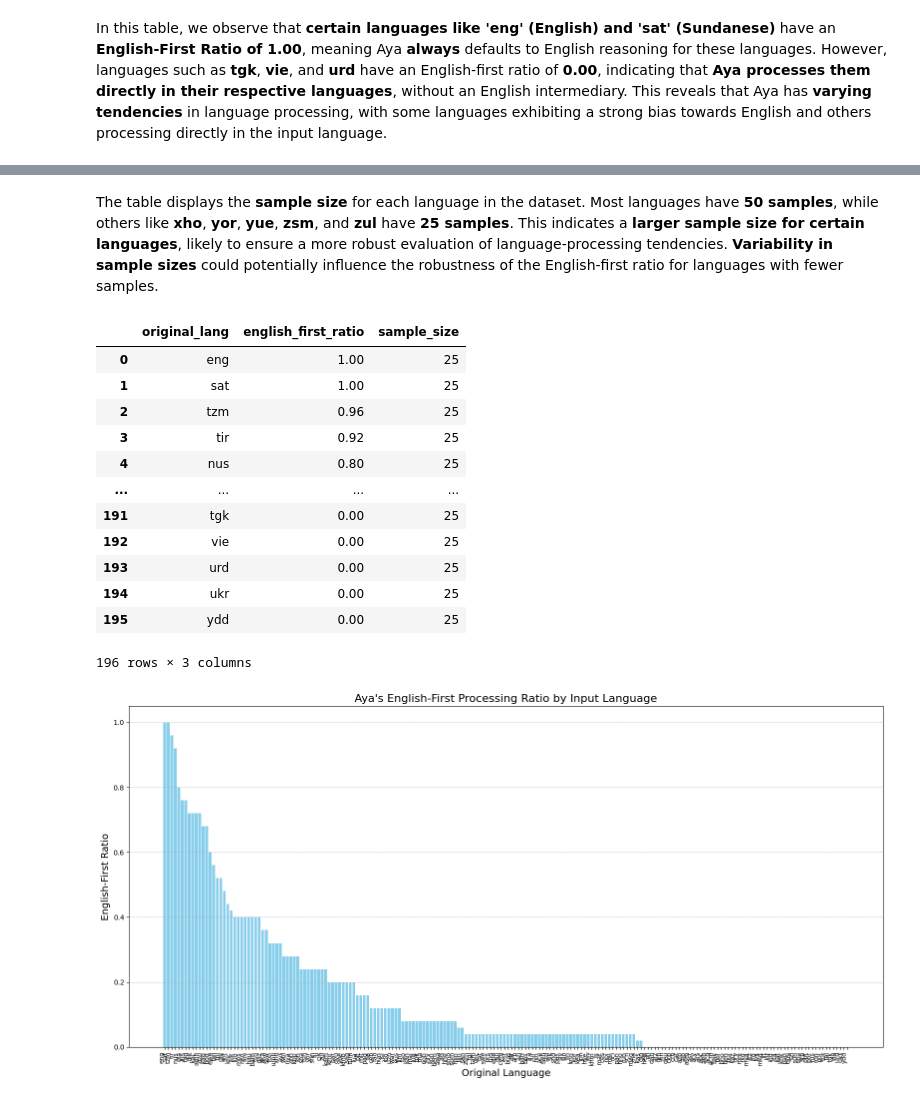
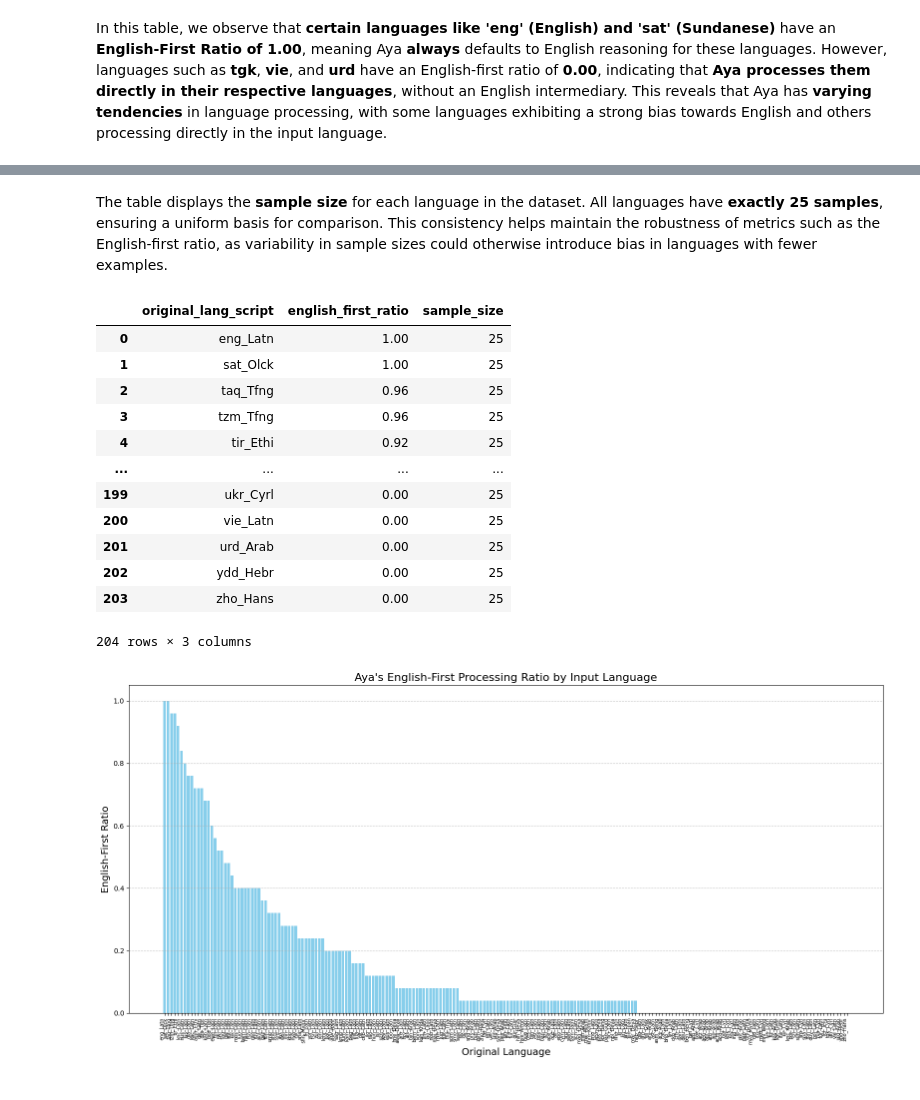
Before and after one commit to muhammadravi251001/understanding-how-Aya-thinks, a Jupyter notebook: notebooks/first_n_tokens_analysis.ipynb, the cells around one changed output, grey strips where cells are left out. Drawn from its saved outputs; the diff is of its cells as text; code cells hidden in the pictures.

```diff
--- a/notebooks/first_n_tokens_analysis.ipynb
+++ b/notebooks/first_n_tokens_analysis.ipynb
@@ -53,8 +53,9 @@ English-First Ratio: 0.1500 (15.00%)
 # %% [markdown]
 The **English-First Ratio of 15%** indicates that **Aya rarely defaults to English** when processing cross-lingual tasks. This suggests that while Aya is capable of handling various languages, English does not dominate as the first language in its reasoning. This is a relatively **low English-centric bias**, implying that Aya may have **a more balanced multilingual processing** capability.
 # %%
-# Breakdown by original language
-lang_breakdown = result_df.groupby("original_lang")["is_english"].mean().sort_values(ascending=False)
+# Breakdown by original language and the script
+result_df["original_lang_script"] = result_df["original_lang"] + "_" + result_df["original_script"]
+lang_breakdown = result_df.groupby("original_lang_script")["is_english"].mean().sort_values(ascending=False)
 pd.DataFrame(lang_breakdown)
 # %% [output]
 |  | is_english |
@@ -75,7 +76,7 @@ pd.DataFrame(lang_breakdown)
 In this table, we observe that **certain languages like 'eng' (English) and 'sat' (Sundanese)** have an **English-First Ratio of 1.00**, meaning Aya **always** defaults to English reasoning for these languages. However, languages such as **tgk**, **vie**, and **urd** have an English-first ratio of **0.00**, indicating that **Aya processes them directly in their respective languages**, without an English intermediary. This reveals that Aya has **varying tendencies** in language processing, with some languages exhibiting a strong bias towards English and others processing directly in the input language.
 # %%
 # Count how many total examples we have per original language
-lang_counts = result_df["original_lang"].value_counts()
+lang_counts = result_df["original_lang_script"].value_counts()
 pd.DataFrame(lang_counts)
 # %% [output]
 |  | count |
@@ -95,42 +96,42 @@ pd.DataFrame(lang_counts)
 # %% [markdown]
-The table displays the **sample size** for each language in the dataset. Most languages have **50 samples**, while others like **xho**, **yor**, **yue**, **zsm**, and **zul** have **25 samples**. This indicates a **larger sample size for certain languages**, likely to ensure a more robust evaluation of language-processing tendencies. **Variability in sample sizes** could potentially influence the robustness of the English-first ratio for languages with fewer samples.
+The table displays the **sample size** for each language in the dataset. All languages have **exactly 25 samples**, ensuring a uniform basis for comparison. This consistency helps maintain the robustness of metrics such as the English-first ratio, as variability in sample sizes could otherwise introduce bias in languages with fewer examples.
 # %%
 # Merge counts with English-first ratio safely
 lang_stats = pd.concat([
     lang_breakdown.rename("english_first_ratio"),
     lang_counts.rename("sample_size")
-], axis=1).reset_index().rename(columns={"index": "original_lang"})
+], axis=1).reset_index().rename(columns={"index": "original_lang_script"})
 
 # Display the merged result
 lang_stats = lang_stats.sort_values(by="english_first_ratio", ascending=False)
 lang_stats
 # %% [output]
-|  | original_lang | english_first_ratio | sample_size |
-| 0 | eng | 1.00 | 25 |
-| 1 | sat | 1.00 | 25 |
-| 2 | tzm | 0.96 | 25 |
-| 3 | tir | 0.92 | 25 |
-| 4 | nus | 0.80 | 25 |
+|  | original_lang_script | english_first_ratio | sample_size |
+| 0 | eng_Latn | 1.00 | 25 |
+| 1 | sat_Olck | 1.00 | 25 |
+| 2 | taq_Tfng | 0.96 | 25 |
+| 3 | tzm_Tfng | 0.96 | 25 |
+| 4 | tir_Ethi | 0.92 | 25 |
 | ... | ... | ... | ... |
-| 191 | tgk | 0.00 | 25 |
-| 192 | vie | 0.00 | 25 |
-| 193 | urd | 0.00 | 25 |
-| 194 | ukr | 0.00 | 25 |
-| 195 | ydd | 0.00 | 25 |
+| 199 | ukr_Cyrl | 0.00 | 25 |
+| 200 | vie_Latn | 0.00 | 25 |
+| 201 | urd_Arab | 0.00 | 25 |
+| 202 | ydd_Hebr | 0.00 | 25 |
+| 203 | zho_Hans | 0.00 | 25 |
-196 rows × 3 columns
+204 rows × 3 columns
 # %%
 # Plotting English-first ratio per language
 plt.figure(figsize=(16, 8))
-plt.bar(lang_stats["original_lang"], lang_stats["english_first_ratio"], color="skyblue")
+plt.bar(lang_stats["original_lang_script"], lang_stats["english_first_ratio"], color="skyblue")
 plt.xlabel("Original Language", fontsize=14)
 plt.ylabel("English-First Ratio", fontsize=14)
 plt.title("Aya's English-First Processing Ratio by Input Language", fontsize=16)
-plt.xticks(rotation=90, ha='right', fontsize=9)
+plt.xticks(rotation=90, ha='right', fontsize=7)
 plt.grid(axis='y', linestyle='--', alpha=0.7)
 plt.tight_layout()
 plt.show()
 # %% [output]
-[figure, old version]
+[figure, new version]
 # %%
 # Overall English-First Conclusion
 threshold = 0.5  # Arbitrary: if >50% English-first, consider strongly English-centric
```
Also changed, not shown: parts of 6 cells of this notebook, 7 other files.
